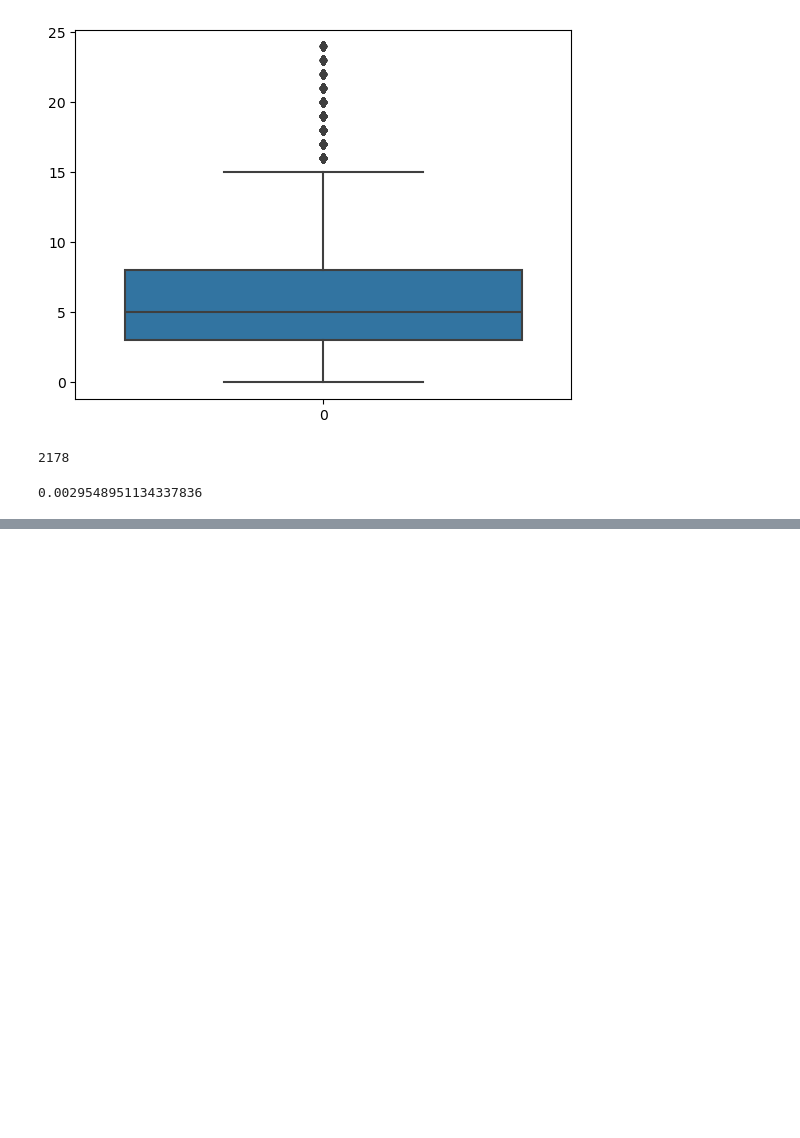
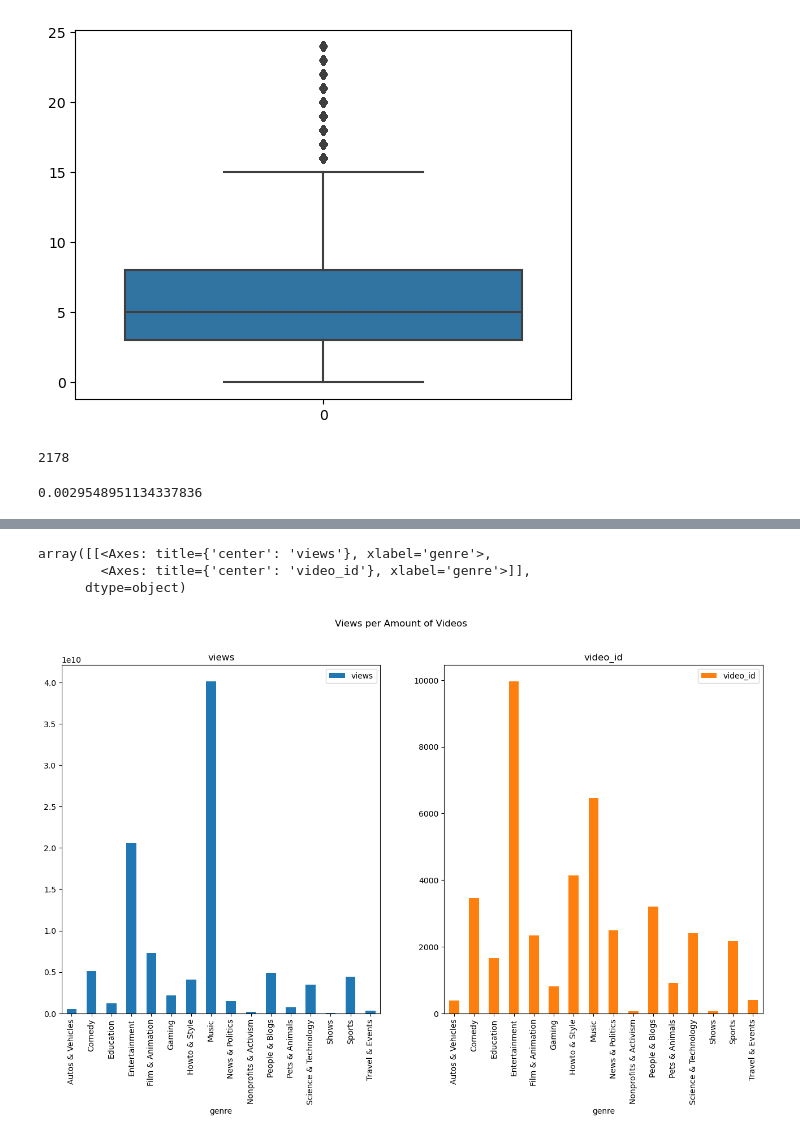
Before and after one commit to CTWills/pandas_eda_case_study, a Jupyter notebook: youtube_eda.ipynb, the cells around one changed output, grey strips where cells are left out. Drawn from its saved outputs; the diff is of its cells as text; code cells hidden in the pictures; blank space fills up the shorter version.

```diff
--- a/youtube_eda.ipynb
+++ b/youtube_eda.ipynb
@@ -143,0 +148,2 @@ val_counts_df.loc['0 days']
+# %%
+videos_per_genre = youtube_data.groupby("genre")["video_id"].count()
@@ -143,0 +165,7 @@ val_counts_df.loc['0 days']
+# %%
+views_per_genre.plot.bar(subplots=True, layout=(1, 2), figsize=(16, 8), title="Views per Amount of Videos")
+# %% [output]
+array([[<Axes: title={'center': 'views'}, xlabel='genre'>,
+        <Axes: title={'center': 'video_id'}, xlabel='genre'>]],
+      dtype=object)
+[figure, added]
```
Also changed, not shown: parts of 13 cells of this notebook, 8 other files.
